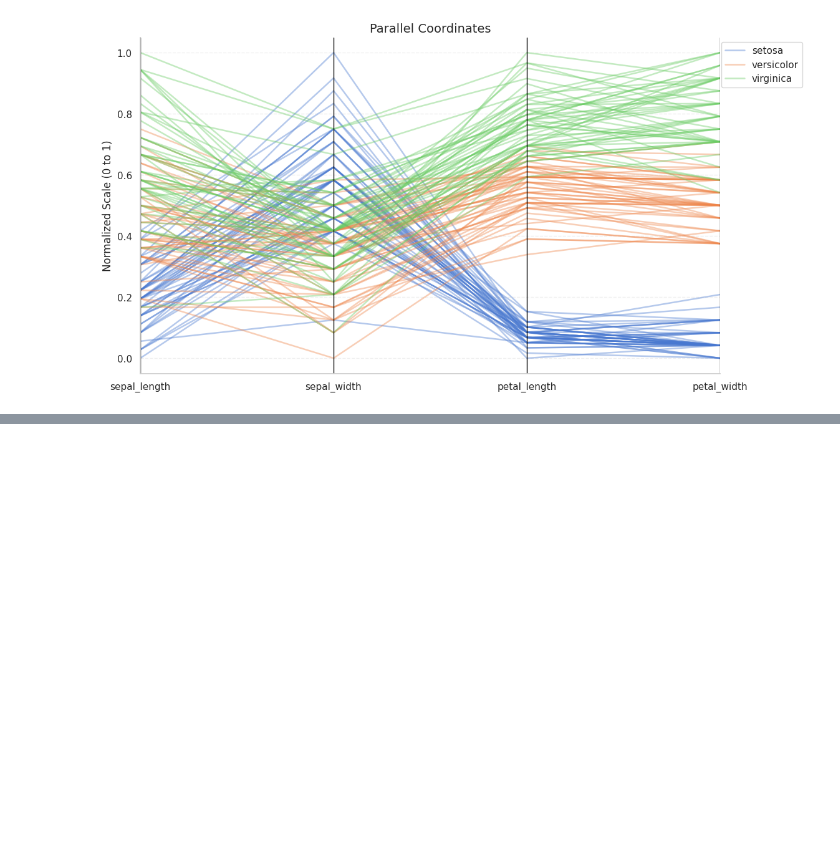
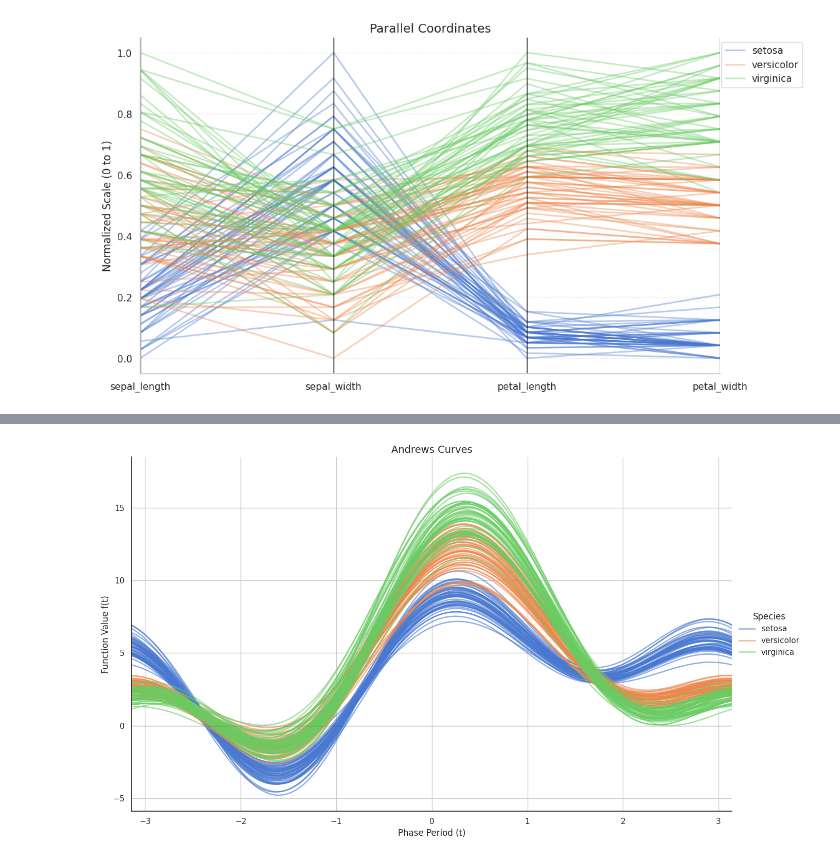
Before and after one commit to BarryS27/Iris-Data-Analysis, a Jupyter notebook: Iris_Flower.ipynb, the cells around one changed output, grey strips where cells are left out. Cells and saved outputs as stored; diff of their text form; code cells hidden in the pictures; blank space fills up the shorter version.

```diff
--- a/Iris_Flower.ipynb
+++ b/Iris_Flower.ipynb
@@ -233,0 +299,28 @@ plt.show()
+# %%
+sns.set_theme(style="white")
+
+plt.figure(figsize=(14, 8))
+
+andrews_curves(
+    df,
+    'species',
+    color=my_palette,
+    linewidth=1.8,
+    alpha=0.6
+)
+
+plt.title("Andrews Curves", fontsize=14)
+
+plt.xlabel("Phase Period (t)", fontsize=12)
+plt.ylabel("Function Value f(t)", fontsize=12)
+
+plt.legend(title="Species", loc='center left', bbox_to_anchor=(1, 0.5), frameon=False)
+
+plt.axhline(0, color='black', linewidth=0.8, alpha=.3)
+
+sns.despine()
+
+plt.tight_layout()
+plt.show()
+# %% [output]
+[figure, added]
```
Also changed, not shown: parts of 3 cells of this notebook.
